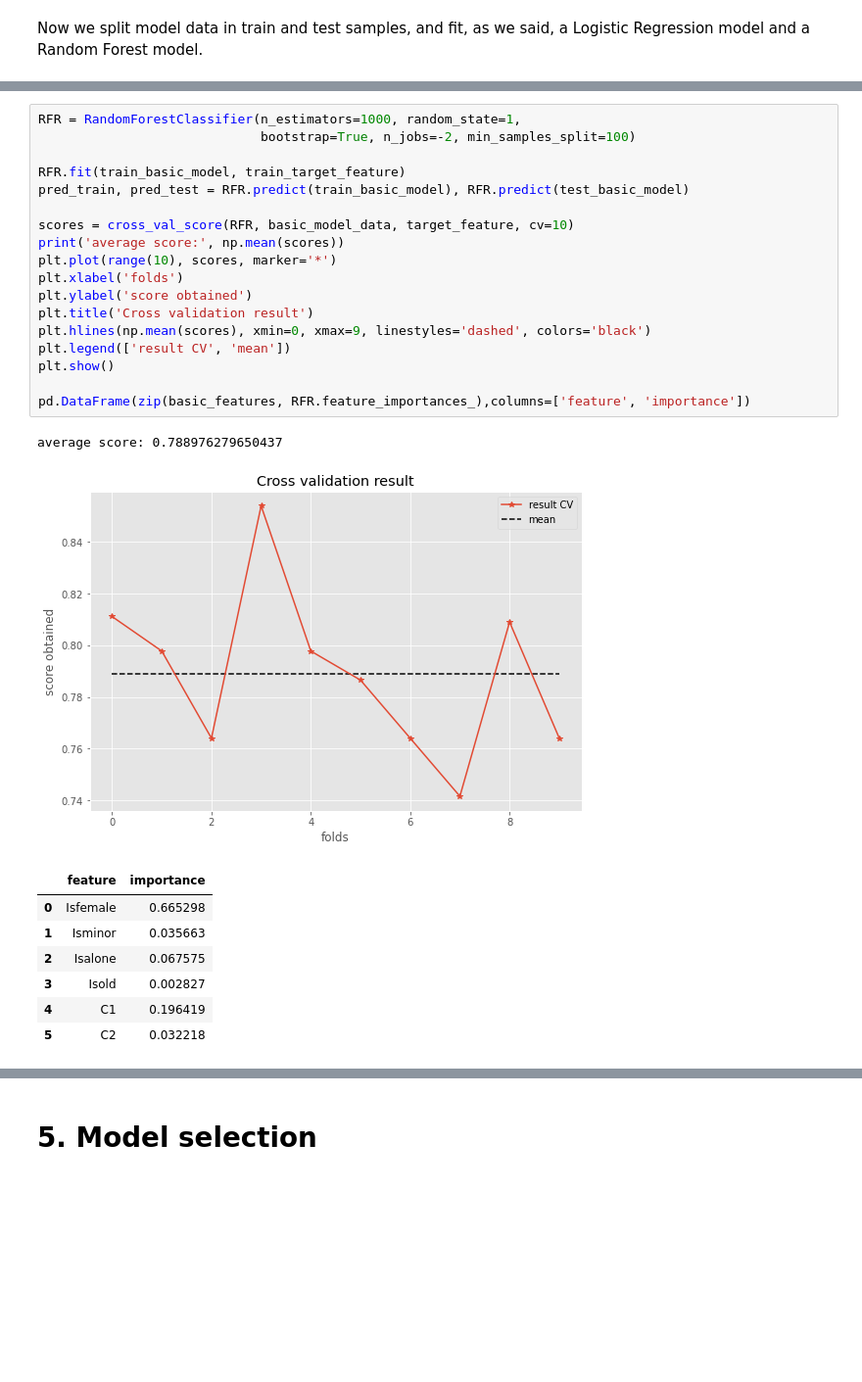
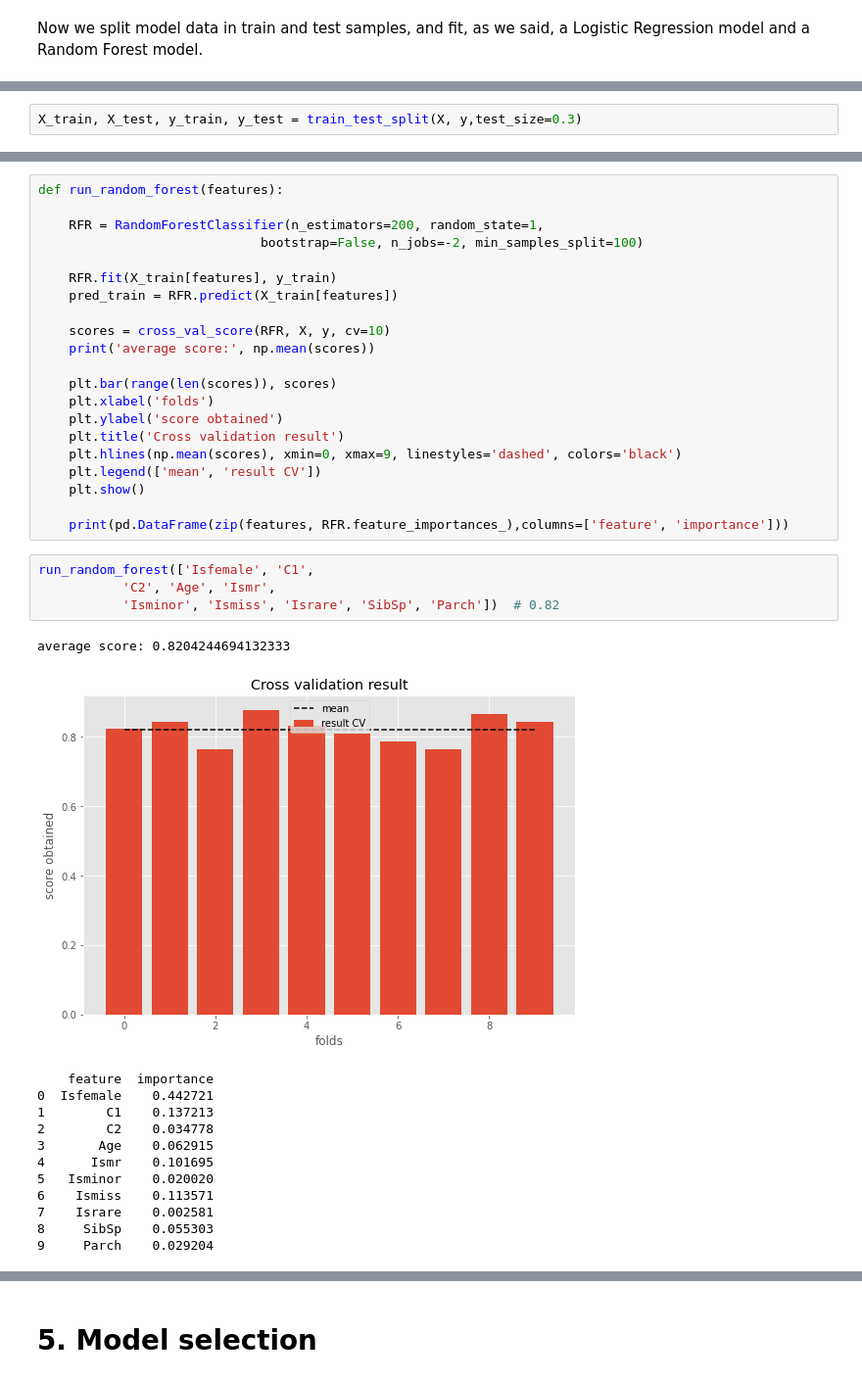
Before and after one commit to danielp2797/Titanic-Kaggle, a Jupyter notebook: notebooks/main_analysis.ipynb, the cells around one changed output, grey strips where cells are left out. Shown at 98% size. Saved outputs shown, nothing was run; the diff lists cells and outputs as text; blank space fills up the shorter version.

Commit message:
testing first models and scripts to process test data added

```diff
--- a/notebooks/main_analysis.ipynb
+++ b/notebooks/main_analysis.ipynb
@@ -427,0 +454,2 @@ train_target_feature, test_target_feature = train_test_split(basic_model_data, t
+# %%
+X_train, X_test, y_train, y_test = train_test_split(X, y,test_size=0.3)
@@ -428,28 +458,39 @@ train_target_feature, test_target_feature = train_test_split(basic_model_data, t
 # %%
-RFR = RandomForestClassifier(n_estimators=1000, random_state=1,
-                             bootstrap=True, n_jobs=-2, min_samples_split=100)
+def run_random_forest(features):
 
-RFR.fit(train_basic_model, train_target_feature)
-pred_train, pred_test = RFR.predict(train_basic_model), RFR.predict(test_basic_model)
+    RFR = RandomForestClassifier(n_estimators=200, random_state=1,
+                             bootstrap=False, n_jobs=-2, min_samples_split=100)
 
-scores = cross_val_score(RFR, basic_model_data, target_feature, cv=10)
-print('average score:', np.mean(scores))
-plt.plot(range(10), scores, marker='*')
-plt.xlabel('folds')
-plt.ylabel('score obtained')
-plt.title('Cross validation result')
-plt.hlines(np.mean(scores), xmin=0, xmax=9, linestyles='dashed', colors='black')
-plt.legend(['result CV', 'mean'])
-plt.show()
+    RFR.fit(X_train[features], y_train)
+    pred_train = RFR.predict(X_train[features])
 
-pd.DataFrame(zip(basic_features, RFR.feature_importances_),columns=['feature', 'importance'])
+    scores = cross_val_score(RFR, X, y, cv=10)
+    print('average score:', np.mean(scores))
+
+    plt.bar(range(len(scores)), scores)
+    plt.xlabel('folds')
+    plt.ylabel('score obtained')
+    plt.title('Cross validation result')
+    plt.hlines(np.mean(scores), xmin=0, xmax=9, linestyles='dashed', colors='black')
+    plt.legend(['mean', 'result CV'])
+    plt.show()
+
+    print(pd.DataFrame(zip(features, RFR.feature_importances_),columns=['feature', 'importance']))
-# %% [output]
-average score: 0.788976279650437
-[figure, removed]
-|  | feature | importance |
-| 0 | Isfemale | 0.665298 |
-| 1 | Isminor | 0.035663 |
-| 2 | Isalone | 0.067575 |
-| 3 | Isold | 0.002827 |
-| 4 | C1 | 0.196419 |
-| 5 | C2 | 0.032218 |
+# %%
+run_random_forest(['Isfemale', 'C1',
+           'C2', 'Age', 'Ismr',
+           'Isminor', 'Ismiss', 'Israre', 'SibSp', 'Parch'])  # 0.82
+# %% [output]
+average score: 0.8204244694132333
+[figure, added]
+    feature  importance
+0  Isfemale    0.442721
+1        C1    0.137213
+2        C2    0.034778
+3       Age    0.062915
+4      Ismr    0.101695
+5   Isminor    0.020020
+6    Ismiss    0.113571
+7    Israre    0.002581
+8     SibSp    0.055303
+9     Parch    0.029204
```
Also changed, not shown: parts of 21 cells of this notebook, 2 other files.
